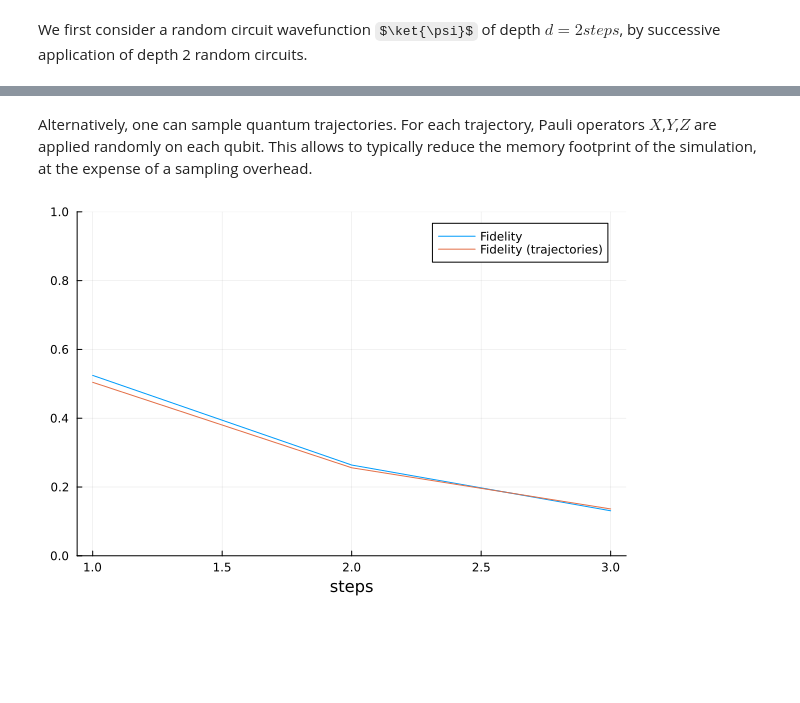
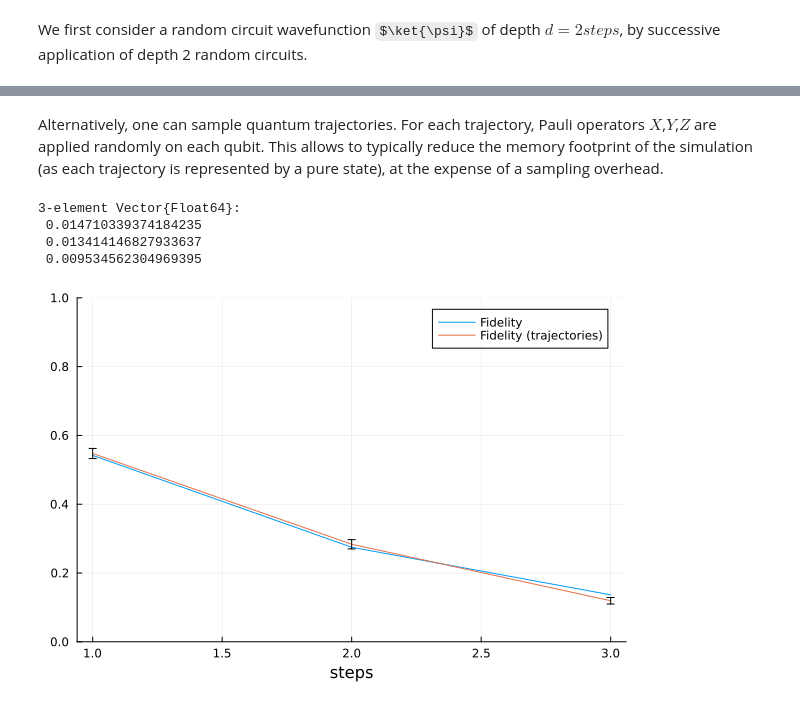
Before and after one commit to bvermersch/RandomMeas.jl, a Jupyter notebook: examples/CircuitNoiseSimulations.ipynb, the cells around one changed output, grey strips where cells are left out. Drawn from its saved outputs; the diff is of its cells as text; code cells hidden in the pictures; some formulas as TeX source; blank space fills up the shorter version.

```diff
--- a/examples/CircuitNoiseSimulations.ipynb
+++ b/examples/CircuitNoiseSimulations.ipynb
@@ -50,22 +47,35 @@ with bond dimension (mixed state) 414
 # %% [markdown]
-Alternatively, one can sample quantum trajectories. For each trajectory, Pauli operators $X$,$Y$,$Z$ are applied randomly on each qubit. This allows to typically reduce the memory footprint of the simulation, at the expense of a sampling overhead.
+Alternatively, one can sample quantum trajectories. For each trajectory, Pauli operators $X$,$Y$,$Z$ are applied randomly on each qubit. This allows to typically reduce the memory footprint of the simulation (as each trajectory is represented by a pure state), at the expense of a sampling overhead.
 # %%
+import StatsBase
 ntraj = 1000
-Fidelity_traj = zeros(Float64,steps)
+Fidelity_traj = zeros(Float64,ntraj,steps)
 @showprogress dt=1 for traj in 1:ntraj
     ψ_traj = copy(ψ0)
     for d in 1:steps
         ψ_traj = apply(circuit_layer[d],ψ_traj;cutoff=cutoff)
         depo_layer = random_Pauli_layer(ξ,p)
         ψ_traj = apply(depo_layer,ψ_traj;cutoff=cutoff)
-        Fidelity_traj[d] += abs(inner(ψ_traj,ψ[d+1]))^2/ntraj
+        Fidelity_traj[traj,d] += abs(inner(ψ_traj,ψ[d+1]))^2
     end
 end
+
+mean_fidelity = StatsBase.mean(Fidelity_traj, dims=1)
+sem_fidelity = StatsBase.std(Fidelity_traj, dims=1) ./ sqrt(size(Fidelity_traj, 1))
+
+# Flatten the arrays for plotting
+mean_fidelity = vec(mean_fidelity)
+sem_fidelity = vec(sem_fidelity)
+# %% [output]
+3-element Vector{Float64}:
+ 0.014710339374184235
+ 0.013414146827933637
+ 0.009534562304969395
 # %%
 using Plots
 plot(1:steps,Fidelity,label="Fidelity")
-plot!(1:steps,Fidelity_traj,label="Fidelity (trajectories)")
+plot!(1:steps,mean_fidelity,yerr=sem_fidelity,label="Fidelity (trajectories)")
 ylims!((0,1))
 xlabel!("steps")
 # %% [output]
-[figure, old version]
+[figure, new version]
```
Also changed, not shown: parts of 4 cells of this notebook, 13 other files.
